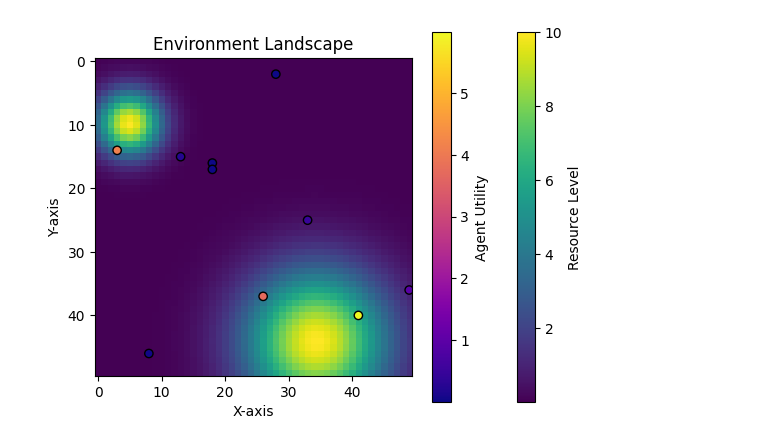
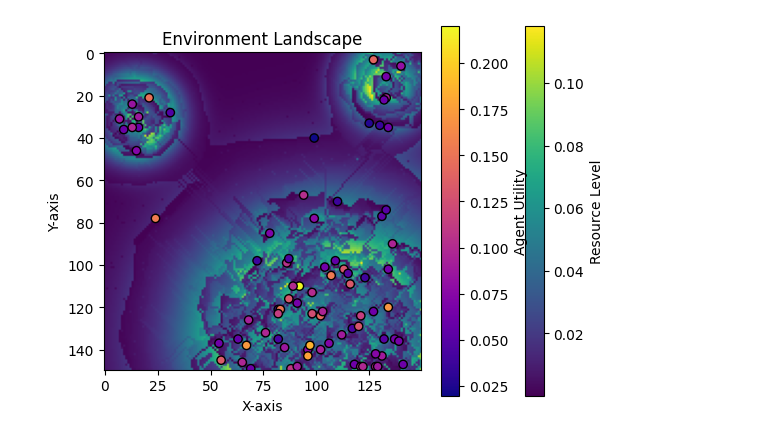
Before and after one commit to Zeke-CE/Agent-Based-Barter-Model, a Jupyter notebook: Sugarscape_Economic_Model.ipynb, the cells around one changed output. Drawn from its saved outputs; the diff is of its cells as text; code cells hidden in the pictures.

Commit message:
Agents now update movement, and deplatte the resources. Emergent farming

```diff
--- a/Sugarscape_Economic_Model.ipynb
+++ b/Sugarscape_Economic_Model.ipynb
@@ -55,4 +107,27 @@ def initialize(num_agents, environment_size, landscape_function, max_resource):
     return agents, env
+# %%
+def deplete_resources(agents, env, depletion_amount=1.0):
+    """Deplete resources at the cells occupied by agents."""
+    for agent in agents:
+        env.deplete_resource_at(agent.position, amount=depletion_amount)
+
+
+def regrow_resources(env, growth_rate=0.1):
+    """Regrow resources everywhere toward each cell's max value."""
+    env.regrow_resources(growth_rate=growth_rate)
+
+
+def update(agents, env, resource_depletion_rate, resource_regrowth_rate):
+    for a in agents:
+        a.move(env, agents)
+        a.metabolism(agents)
+
+
+    deplete_resources(agents, env, resource_depletion_rate)
+
+    regrow_resources(env, resource_regrowth_rate)
+
+    return
 # %%
 def observe(agents, env):
     plt.imshow(env.landscape, cmap='viridis')
@@ -72,13 +147,24 @@ def observe(agents, env):
     plt.ylabel('Y-axis')
     plt.show()
 # %%
-def run(timesteps, num_agents, environment_size, landscape_function, max_resource):
-    agents, env = initialize(num_agents, environment_size, landscape_function, max_resource)
+def run(time_steps, num_agents, environment_size, landscape_function, max_resource, resource_depletion_rate, resource_regrowth_rate, metabolic_rate, preferences):
+    agents, env = initialize(num_agents, environment_size, landscape_function, max_resource, metabolic_rate, preferences)
+    for t in range(time_steps):
+
+        update(agents, env, resource_depletion_rate, resource_regrowth_rate)
+
+        observe(agents, env)
+
+        clear_output(wait=True)
+
+        time.sleep(.01)
+
+
 
     observe(agents, env)
 # %%
-f = lambda x, y: np.exp(-((x - 0.1) ** 2 + (y - 0.2) ** 2)/.01) + np.exp(-((x - 0.7) ** 2 + (y - 0.9) ** 2)/.05)
+f = lambda x, y: np.exp(-((x - 0.9) ** 2 + (y - 0.1) ** 2)/.01)+ np.exp(-((x - 0.1) ** 2 + (y - 0.2) ** 2)/.01) + np.exp(-((x - 0.7) ** 2 + (y - 0.9) ** 2)/.1)
 
-run(timesteps=10, num_agents=10, environment_size=(50, 50), landscape_function=f, max_resource=10)
+run(time_steps=400, num_agents=1000, environment_size=(150, 150), landscape_function=f, max_resource=1, resource_depletion_rate=1, resource_regrowth_rate=.001, metabolic_rate=.3, preferences=.5)
 # %% [output]
-[figure, old version]
+[figure, new version]
```
Also changed, not shown: parts of 6 cells of this notebook.
